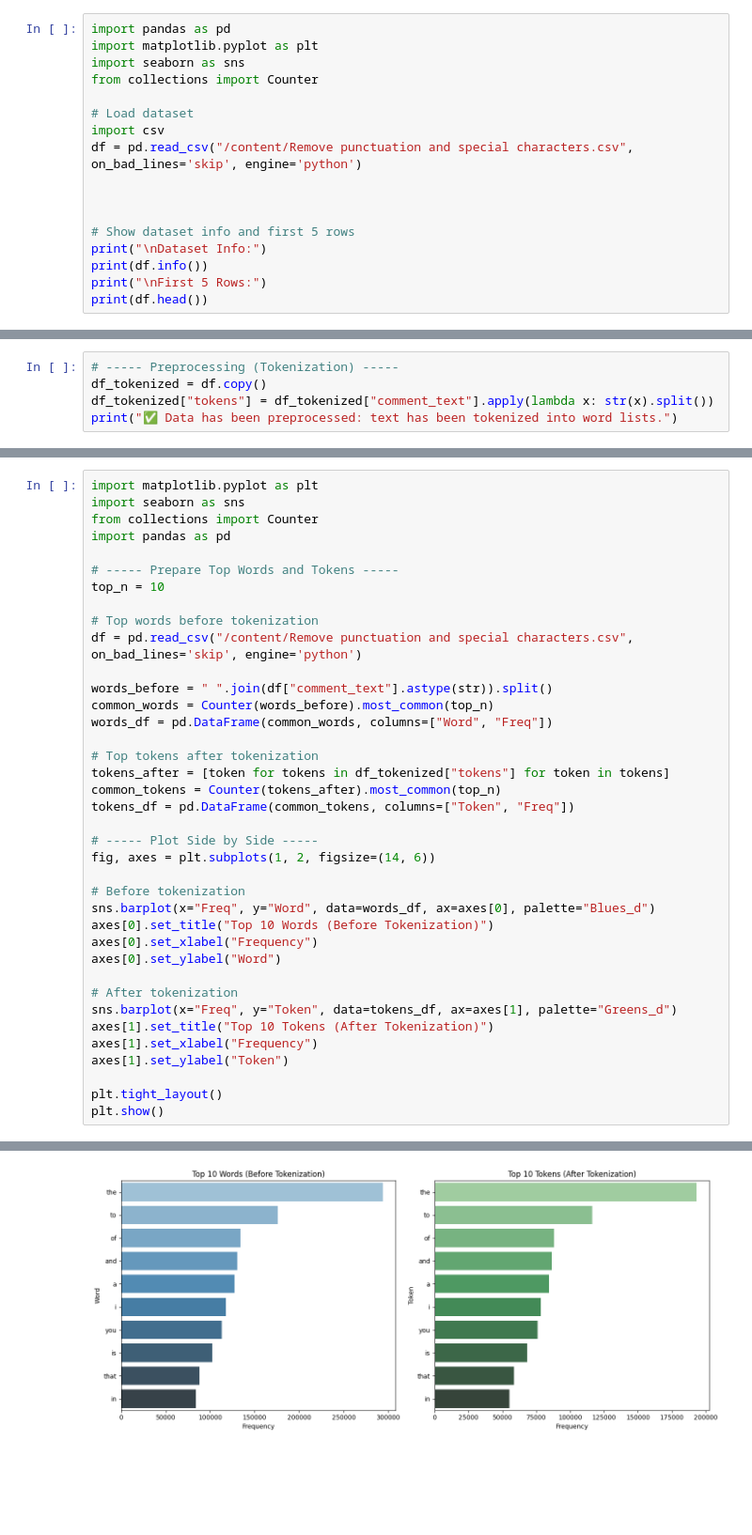
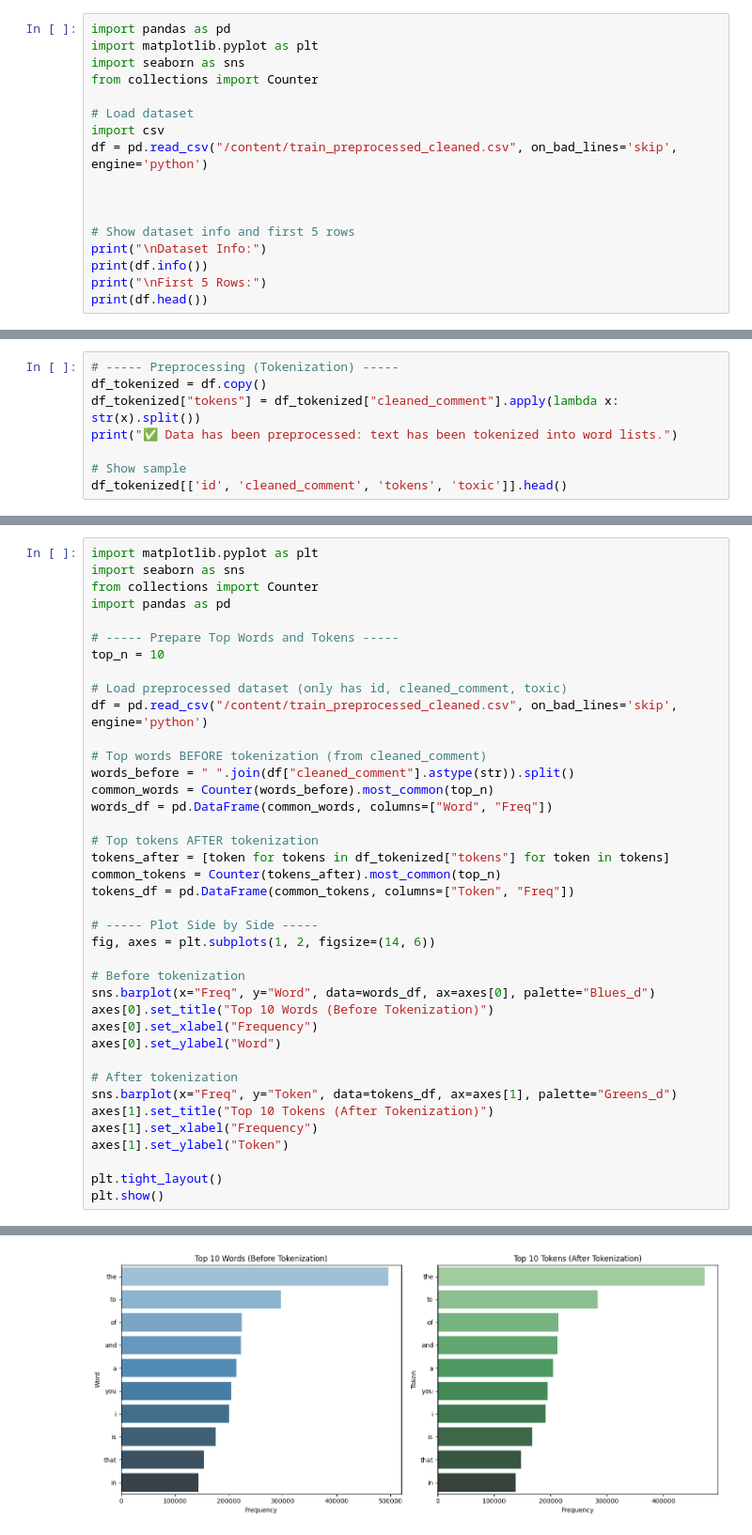
Before and after one commit to IT24100378/ToxicCommentNLPfinal, a Jupyter notebook: Tokenization.ipynb, the cells around one changed output, grey strips where cells are left out. Shown at 94% size. Cells and saved outputs as stored; diff of their text form; blank space fills up the shorter version.

```diff
--- a/Tokenization.ipynb
+++ b/Tokenization.ipynb
@@ -8,7 +8,7 @@ from collections import Counter
 
 # Load dataset
 import csv
-df = pd.read_csv("/content/Remove punctuation and special characters.csv", on_bad_lines='skip', engine='python')
+df = pd.read_csv("/content/train_preprocessed_cleaned.csv", on_bad_lines='skip', engine='python')
 
 
 
@@ -82,7 +90,10 @@ max     5000.000000   1403.000000
 # %%
 # ----- Preprocessing (Tokenization) -----
 df_tokenized = df.copy()
-df_tokenized["tokens"] = df_tokenized["comment_text"].apply(lambda x: str(x).split())
+df_tokenized["tokens"] = df_tokenized["cleaned_comment"].apply(lambda x: str(x).split())
 print("✅ Data has been preprocessed: text has been tokenized into word lists.")
+
+# Show sample
+df_tokenized[['id', 'cleaned_comment', 'tokens', 'toxic']].head()
 # %% [output]
 ✅ Data has been preprocessed: text has been tokenized into word lists.
@@ -145,41 +171,42 @@ import pandas as pd
 # ----- Prepare Top Words and Tokens -----
 top_n = 10
 
-# Top words before tokenization
-df = pd.read_csv("/content/Remove punctuation and special characters.csv", on_bad_lines='skip', engine='python')
+# Load preprocessed dataset (only has id, cleaned_comment, toxic)
+df = pd.read_csv("/content/train_preprocessed_cleaned.csv", on_bad_lines='skip', engine='python')
 
-words_before = " ".join(df["comment_text"].astype(str)).split()
+# Top words BEFORE tokenization (from cleaned_comment)
+words_before = " ".join(df["cleaned_comment"].astype(str)).split()
 common_words = Counter(words_before).most_common(top_n)
 words_df = pd.DataFrame(common_words, columns=["Word", "Freq"])
 
-# Top tokens after tokenization
+# Top tokens AFTER tokenization
 tokens_after = [token for tokens in df_tokenized["tokens"] for token in tokens]
 common_tokens = Counter(tokens_after).most_common(top_n)
 tokens_df = pd.DataFrame(common_tokens, columns=["Token", "Freq"])
 
 # ----- Plot Side by Side -----
 fig, axes = plt.subplots(1, 2, figsize=(14, 6))
 
 # Before tokenization
 sns.barplot(x="Freq", y="Word", data=words_df, ax=axes[0], palette="Blues_d")
 axes[0].set_title("Top 10 Words (Before Tokenization)")
 axes[0].set_xlabel("Frequency")
 axes[0].set_ylabel("Word")
 
 # After tokenization
 sns.barplot(x="Freq", y="Token", data=tokens_df, ax=axes[1], palette="Greens_d")
 axes[1].set_title("Top 10 Tokens (After Tokenization)")
 axes[1].set_xlabel("Frequency")
 axes[1].set_ylabel("Token")
 
 plt.tight_layout()
 plt.show()
 # %% [output]
 Passing `palette` without assigning `hue` is deprecated and will be removed in v0.14.0. Assign the `y` variable to `hue` and set `legend=False` for the same effect.
 
   sns.barplot(x="Freq", y="Word", data=words_df, ax=axes[0], palette="Blues_d")
 
 Passing `palette` without assigning `hue` is deprecated and will be removed in v0.14.0. Assign the `y` variable to `hue` and set `legend=False` for the same effect.
 
   sns.barplot(x="Freq", y="Token", data=tokens_df, ax=axes[1], palette="Greens_d")
-[figure, old version]
+[figure, new version]
```
Also changed, not shown: parts of 5 cells of this notebook.
